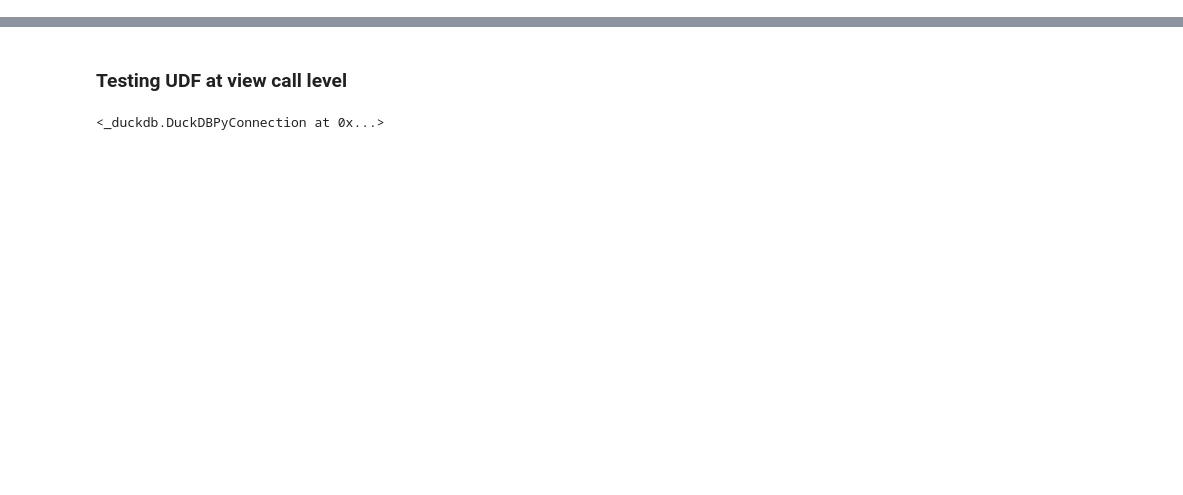
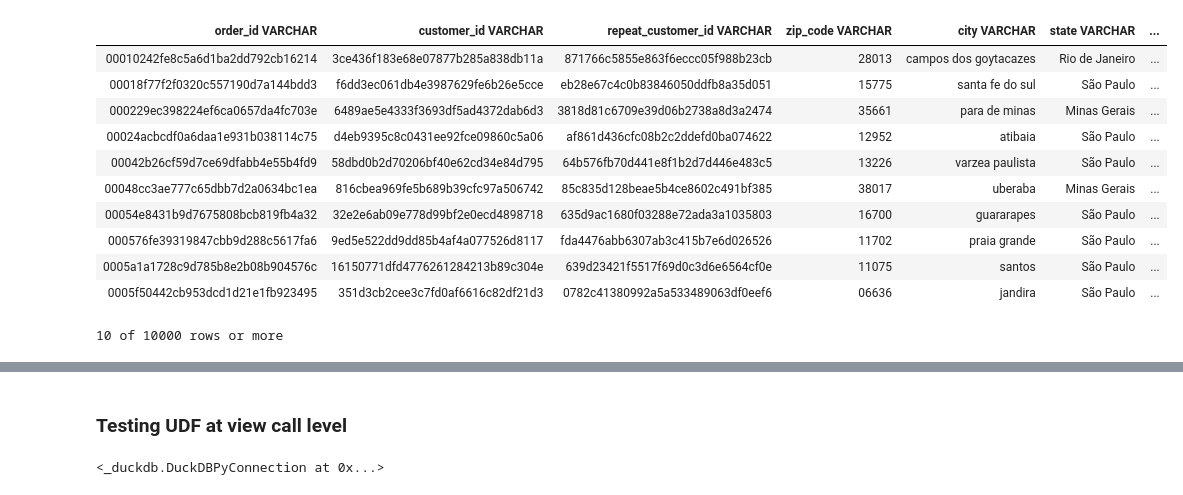
Before and after one commit to zen-citi-scientist-89/olist-data-pipeline, a Jupyter notebook: notebooks/explore_duckdb_database.ipynb, the cells around one changed output, grey strips where cells are left out. Saved outputs shown, nothing was run; the diff lists cells and outputs as text; code cells hidden in the pictures; blank space fills up the shorter version.

```diff
--- a/notebooks/explore_duckdb_database.ipynb
+++ b/notebooks/explore_duckdb_database.ipynb
@@ -27,0 +716,59 @@ conn.query("""
+# %%
+conn.query("""
+    WITH latest_shipping_limit AS (
+        SELECT
+            order_id,
+            MAX(shipping_limit_timestamp) AS latest_shipping_limit_timestamp
+        FROM silver_order_items
+        GROUP BY
+            order_id
+    ),
+    sla_deltas AS (
+        SELECT
+            o.order_id,
+            o.customer_id,
+            o.repeat_customer_id,
+            c.zip_code,
+            c.city,
+            c.state_name AS state,
+            c.avg_latitude,
+            c.avg_longitude,
+            status,
+            purchase_timestamp,
+            approved_timestamp,
+            approved_timestamp - purchase_timestamp AS purchase_to_approved_delta,
+            delivered_carrier_timestamp,
+            delivered_carrier_timestamp - approved_timestamp AS approval_to_carrier_delta,
+            oi.latest_shipping_limit_timestamp,
+            oi.latest_shipping_limit_timestamp  - delivered_carrier_timestamp AS carrier_vs_shipping_limit_delta,
+            delivered_customer_timestamp,
+            delivered_customer_timestamp - delivered_carrier_timestamp AS carrier_to_customer_delta,
+            estimated_delivery_timestamp,
+            estimated_delivery_timestamp - delivered_customer_timestamp AS delivered_vs_estimate_delta,
+            CASE
+                WHEN delivered_customer_timestamp > estimated_delivery_timestamp THEN 'Late'
+                WHEN
+        FROM silver_orders o
+        LEFT JOIN latest_shipping_limit oi
+            ON o.order_id = oi.order_id
+        LEFT JOIN gold_customers c
+            ON o.customer_id = c.customer_id
+    )
+    SELECT *
+    FROM sla_deltas
+    ORDER BY
+        order_id;
+""")
+# %% [output]
+| order_id VARCHAR | customer_id VARCHAR | repeat_customer_id VARCHAR | zip_code VARCHAR | city VARCHAR | state VARCHAR | ... |
+| 00010242fe8c5a6d1ba2dd792cb16214 | 3ce436f183e68e07877b285a838db11a | 871766c5855e863f6eccc05f988b23cb | 28013 | campos dos goytacazes | Rio de Janeiro | ... |
+| 00018f77f2f0320c557190d7a144bdd3 | f6dd3ec061db4e3987629fe6b26e5cce | eb28e67c4c0b83846050ddfb8a35d051 | 15775 | santa fe do sul | São Paulo | ... |
+| 000229ec398224ef6ca0657da4fc703e | 6489ae5e4333f3693df5ad4372dab6d3 | 3818d81c6709e39d06b2738a8d3a2474 | 35661 | para de minas | Minas Gerais | ... |
+| 00024acbcdf0a6daa1e931b038114c75 | d4eb9395c8c0431ee92fce09860c5a06 | af861d436cfc08b2c2ddefd0ba074622 | 12952 | atibaia | São Paulo | ... |
+| 00042b26cf59d7ce69dfabb4e55b4fd9 | 58dbd0b2d70206bf40e62cd34e84d795 | 64b576fb70d441e8f1b2d7d446e483c5 | 13226 | varzea paulista | São Paulo | ... |
+| 00048cc3ae777c65dbb7d2a0634bc1ea | 816cbea969fe5b689b39cfc97a506742 | 85c835d128beae5b4ce8602c491bf385 | 38017 | uberaba | Minas Gerais | ... |
+| 00054e8431b9d7675808bcb819fb4a32 | 32e2e6ab09e778d99bf2e0ecd4898718 | 635d9ac1680f03288e72ada3a1035803 | 16700 | guararapes | São Paulo | ... |
+| 000576fe39319847cbb9d288c5617fa6 | 9ed5e522dd9dd85b4af4a077526d8117 | fda4476abb6307ab3c415b7e6d026526 | 11702 | praia grande | São Paulo | ... |
+| 0005a1a1728c9d785b8e2b08b904576c | 16150771dfd4776261284213b89c304e | 639d23421f5517f69d0c3d6e6564cf0e | 11075 | santos | São Paulo | ... |
+| 0005f50442cb953dcd1d21e1fb923495 | 351d3cb2cee3c7fd0af6616c82df21d3 | 0782c41380992a5a533489063df0eef6 | 06636 | jandira | São Paulo | ... |
+10 of 10000 rows or more
```
Also changed, not shown: parts of 47 cells of this notebook.
